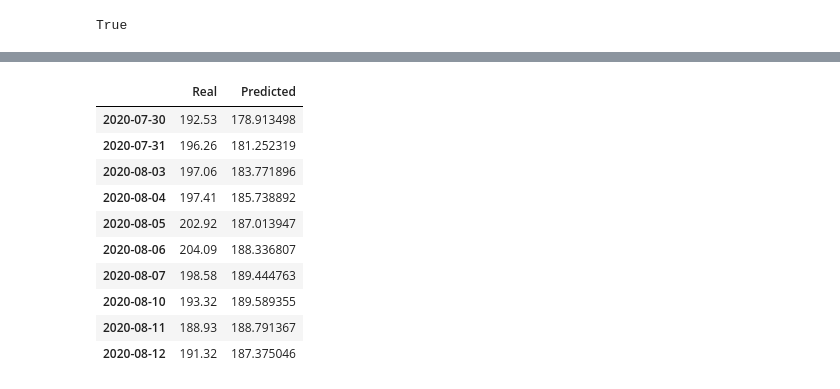
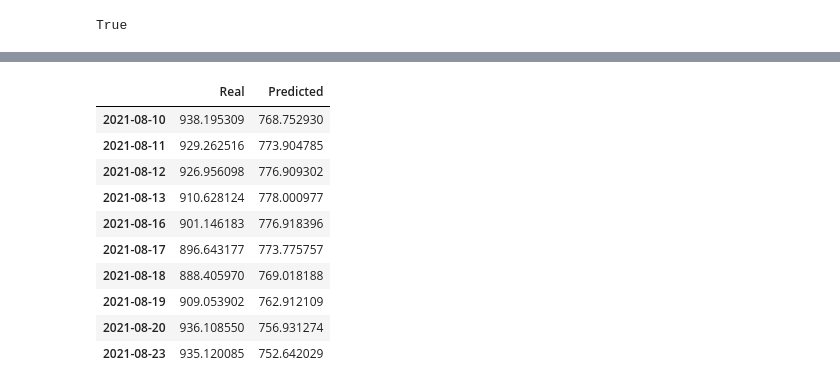
Before and after one commit to dmwalls24/FinTech_Portfolio_Dash, a Jupyter notebook: notebooks/samuel's_notebooks/Notebook.ipynb, the cells around one changed output, grey strips where cells are left out. Drawn from its saved outputs; the diff is of its cells as text; code cells hidden in the pictures.

Commit message:
LSTM model update 8/24

```diff
--- a/notebooks/samuel's_notebooks/Notebook.ipynb
+++ b/notebooks/samuel's_notebooks/Notebook.ipynb
@@ -188,19 +158,26 @@ print(X)
 # %%
-split = int(0.7 * len(X))
+split = int(0.6 * len(X))
 X_train = X[: split]
 X_test = X[split :]
 y_train = y[: split]
 y_test = y[split :]
 # %%
 from sklearn.preprocessing import MinMaxScaler
-
-scaler = MinMaxScaler()
-scaler.fit(X)
-X_train = scaler.transform(X_train)
-X_test = scaler.transform(X_test)
-scaler.fit(y)
-y_train = scaler.transform(y_train)
-y_test = scaler.transform(y_test)
+x_train_scaler = MinMaxScaler()
+y_train_scaler = MinMaxScaler()
+x_train_scaler.fit(X_train)
+y_train_scaler.fit(y_train)
+X_train = x_train_scaler.transform(X_train)
+y_train = y_train_scaler.transform(y_train)
+X_test = x_train_scaler.transform(X_test)
+y_test = y_train_scaler.transform(y_test)
+#scaler = MinMaxScaler()
+#scaler.fit(X)
+#X_train = scaler.transform(X_train)
+#X_test = scaler.transform(X_test)
+#scaler.fit(y)
+#y_train = scaler.transform(y_train)
+#y_test = scaler.transform(y_test)
 # %%
 X_train = X_train.reshape((X_train.shape[0], X_train.shape[1], 1))
 X_test = X_test.reshape((X_test.shape[0], X_test.shape[1], 1))
@@ -231,7 +190,7 @@ from tensorflow.keras.layers import LSTM, Dense, Dropout
 model = Sequential()
 
 #Adding number_units to the architecture enables the model to far more accurate that with a single digit number
-number_units = 30
+number_units = 100
 dropout_fraction = 0.2
 
 
@@ -269,6 +228,6 @@ Trainable params: 18,511
 Non-trainable params: 0
 _________________________________________________________________
 # %%
-model.fit(X_train, y_train, epochs=20, shuffle=False, batch_size=1, verbose=1)
+model.fit(X_train, y_train, epochs=20, shuffle=False, batch_size=102, verbose=2
 # %% [output]
 Epoch 1/20
@@ -302,19 +261,19 @@ real_prices = scaler.inverse_transform(y_test.reshape(-1, 1))
 # %%
 stocks = pd.DataFrame({
     "Real": real_prices.ravel(),
     "Predicted": predicted_prices.ravel()
-    }, index = fintech_df.index[-len(real_prices): ])
-stocks.head(10)
+    }, index = data.index[-len(real_prices): ])
+stocks.tail(10)
 # %% [output]
 |  | Real | Predicted |
-| 2020-07-30 | 192.53 | 178.913498 |
-| 2020-07-31 | 196.26 | 181.252319 |
-| 2020-08-03 | 197.06 | 183.771896 |
-| 2020-08-04 | 197.41 | 185.738892 |
-| 2020-08-05 | 202.92 | 187.013947 |
-| 2020-08-06 | 204.09 | 188.336807 |
-| 2020-08-07 | 198.58 | 189.444763 |
-| 2020-08-10 | 193.32 | 189.589355 |
-| 2020-08-11 | 188.93 | 188.791367 |
-| 2020-08-12 | 191.32 | 187.375046 |
+| 2021-08-10 | 938.195309 | 768.752930 |
+| 2021-08-11 | 929.262516 | 773.904785 |
+| 2021-08-12 | 926.956098 | 776.909302 |
+| 2021-08-13 | 910.628124 | 778.000977 |
+| 2021-08-16 | 901.146183 | 776.918396 |
+| 2021-08-17 | 896.643177 | 773.775757 |
+| 2021-08-18 | 888.405970 | 769.018188 |
+| 2021-08-19 | 909.053902 | 762.912109 |
+| 2021-08-20 | 936.108550 | 756.931274 |
+| 2021-08-23 | 935.120085 | 752.642029 |
 # %%
```
Also changed, not shown: parts of 18 cells of this notebook, 8 other files.
